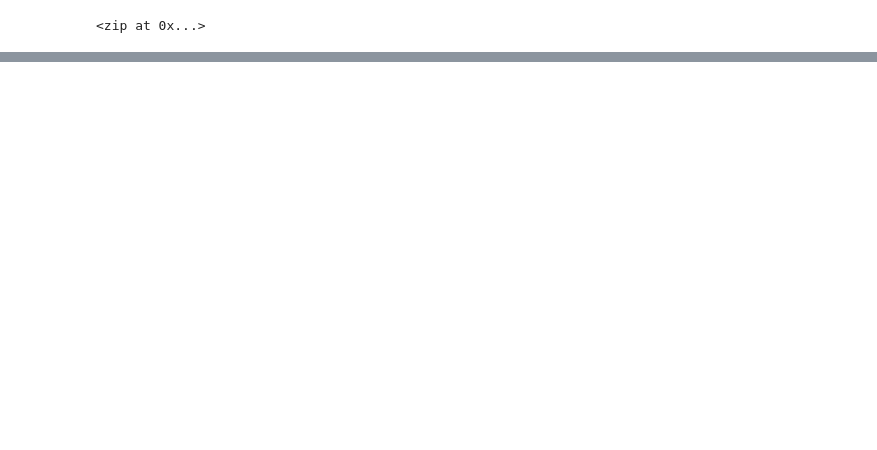
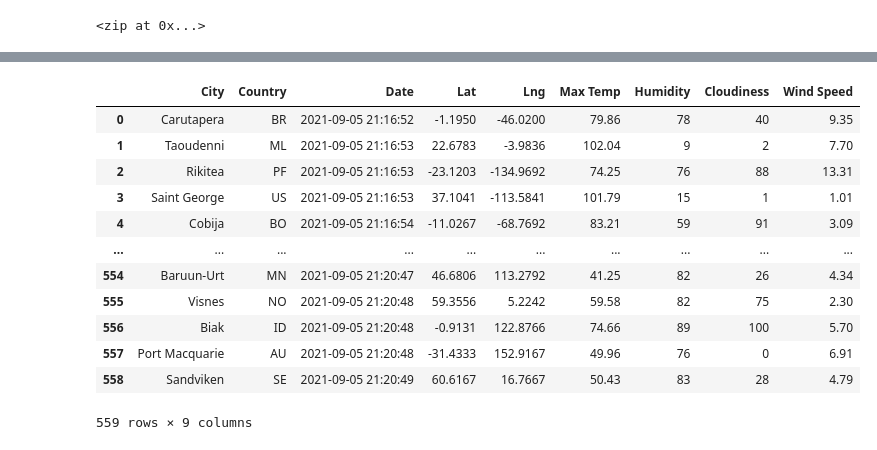
Before and after one commit to squiresstewart/World_Weather_Analysis, a Jupyter notebook: WeatherPy.ipynb, the cells around one changed output, grey strips where cells are left out. Saved outputs shown, nothing was run; the diff lists cells and outputs as text; code cells hidden in the pictures; blank space fills up the shorter version.

```diff
--- a/WeatherPy.ipynb
+++ b/WeatherPy.ipynb
@@ -6,3 +13,6 @@ import numpy as np
+# %%
+# Starting URL for Weather Map API Call.
+url = "http://api.openweathermap.org/data/2.5/weather?units=Imperial&APPID=" + weather_api_key
 # %%
 # Create a set of random latitude and longitude combinations.
 lats = np.random.uniform(low=-90.000, high=90.000, size=1500)
@@ -32,0 +43,10 @@ len(cities)
+# %%
+# Create an empty list to hold the weather data.
+city_data = []
+# Print the beginning of the logging.
+print("Beginning Data Retrieval     ")
+print("-----------------------------")
+
+# Create counters.
+record_count = 1
+set_count = 1
@@ -32,0 +124,4 @@ len(cities)
+# %%
+# Convert the array of dictionaries to a Pandas DataFrame.
+city_data_df = pd.DataFrame(city_data)
+city_data_df.head(10)
@@ -32,0 +140,19 @@ len(cities)
+# %%
+new_column_order = ["City", "Country", "Date", "Lat", "Lng", "Max Temp", "Humidity", "Cloudiness", "Wind Speed"]
+# %%
+city_data_df = city_data_df[new_column_order]
+city_data_df
+# %% [output]
+|  | City | Country | Date | Lat | Lng | Max Temp | Humidity | Cloudiness | Wind Speed |
+| 0 | Carutapera | BR | 2021-09-05 21:16:52 | -1.1950 | -46.0200 | 79.86 | 78 | 40 | 9.35 |
+| 1 | Taoudenni | ML | 2021-09-05 21:16:53 | 22.6783 | -3.9836 | 102.04 | 9 | 2 | 7.70 |
+| 2 | Rikitea | PF | 2021-09-05 21:16:53 | -23.1203 | -134.9692 | 74.25 | 76 | 88 | 13.31 |
+| 3 | Saint George | US | 2021-09-05 21:16:53 | 37.1041 | -113.5841 | 101.79 | 15 | 1 | 1.01 |
+| 4 | Cobija | BO | 2021-09-05 21:16:54 | -11.0267 | -68.7692 | 83.21 | 59 | 91 | 3.09 |
+| ... | ... | ... | ... | ... | ... | ... | ... | ... | ... |
+| 554 | Baruun-Urt | MN | 2021-09-05 21:20:47 | 46.6806 | 113.2792 | 41.25 | 82 | 26 | 4.34 |
+| 555 | Visnes | NO | 2021-09-05 21:20:48 | 59.3556 | 5.2242 | 59.58 | 82 | 75 | 2.30 |
+| 556 | Biak | ID | 2021-09-05 21:20:48 | -0.9131 | 122.8766 | 74.66 | 89 | 100 | 5.70 |
+| 557 | Port Macquarie | AU | 2021-09-05 21:20:48 | -31.4333 | 152.9167 | 49.96 | 76 | 0 | 6.91 |
+| 558 | Sandviken | SE | 2021-09-05 21:20:49 | 60.6167 | 16.7667 | 50.43 | 83 | 28 | 4.79 |
+559 rows × 9 columns
```
Also changed, not shown: parts of 6 cells of this notebook, 3 other files.
